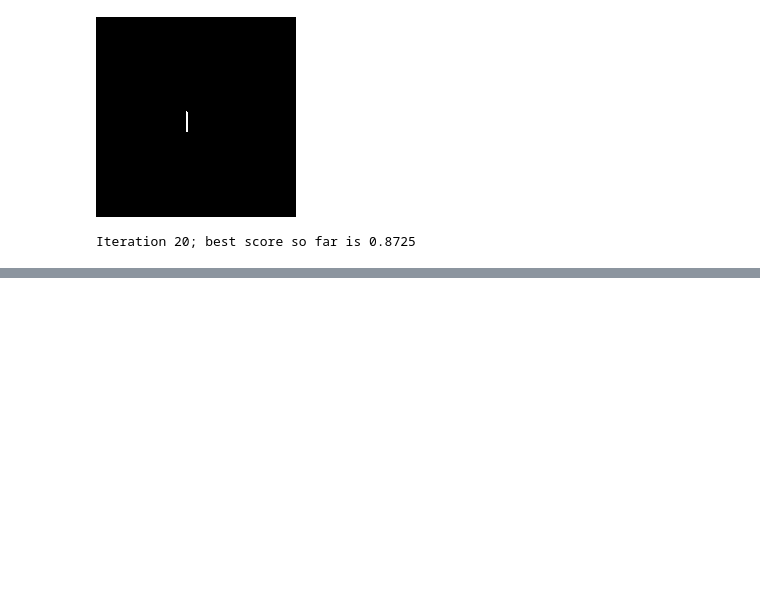
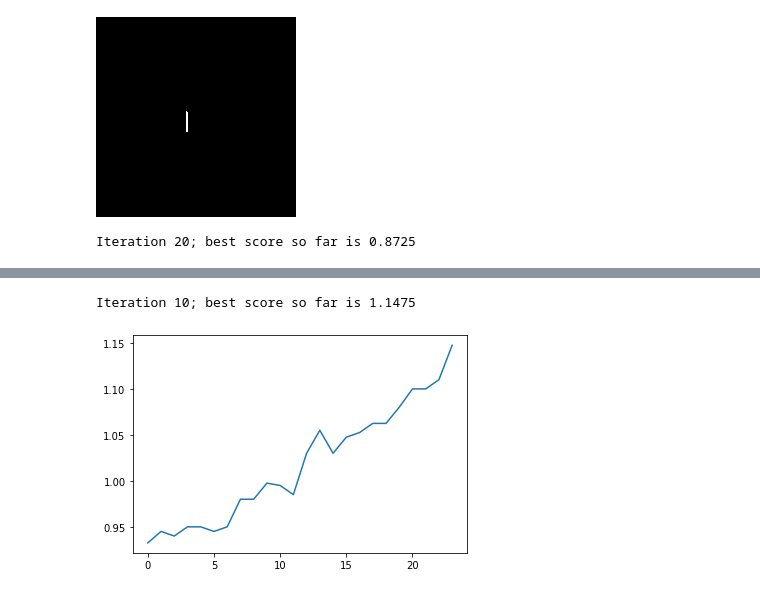
Before and after one commit to tylerneylon/sofa, a Jupyter notebook: sofa.ipynb, the cells around one changed output, grey strips where cells are left out. Saved outputs shown, nothing was run; the diff lists cells and outputs as text; code cells hidden in the pictures; blank space fills up the shorter version.

```diff
--- a/sofa.ipynb
+++ b/sofa.ipynb
@@ -657,0 +747,7 @@ Iteration 20; best score so far is 0.8725
+# %%
+pop, scores = evolve(pop, score3, mutate3, cross3, iters=10)
+score_history += scores
+plt.plot(score_history);
+# %% [output]
+Iteration 10; best score so far is 1.1475
+[figure, added]
```
Also changed, not shown: parts of 76 cells of this notebook, 2 other files.
